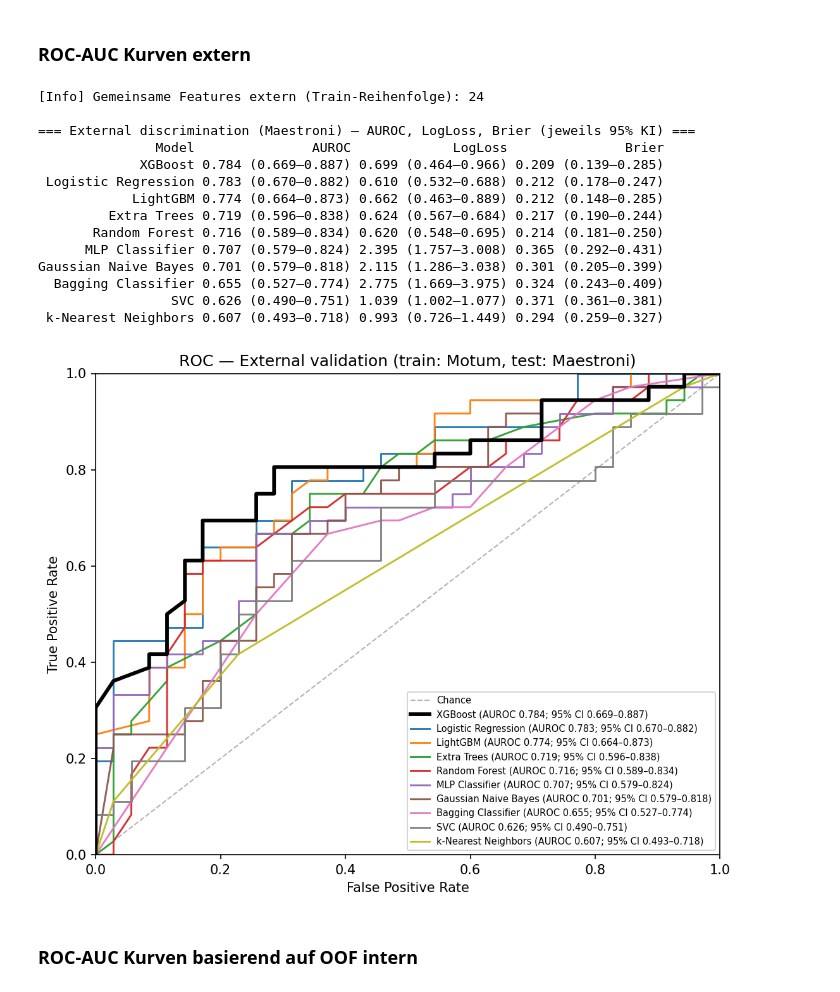
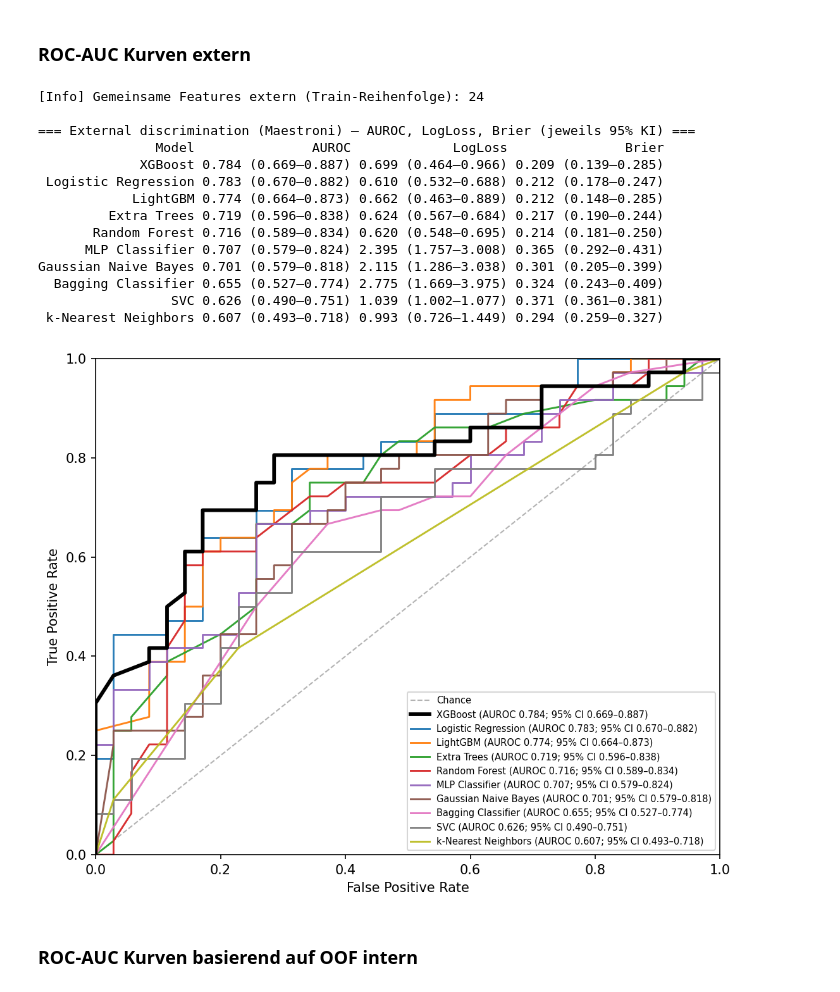
Before and after one commit to michi1308/neuronales_netz_motum, a Jupyter notebook: paper_roc_auc.ipynb, the cells around one changed output. Drawn from its saved outputs; the diff is of its cells as text; code cells hidden in the pictures.

```diff
--- a/paper_roc_auc.ipynb
+++ b/paper_roc_auc.ipynb
@@ -198,35 +198,35 @@ for _, row in df_ext.iterrows():  # in AUROC-Reihenfolge zeichnen
 
     # if name.strip().lower() in {"logistic regression", "logreg", "lr"}:
     #     ax.plot(cur["fpr"], cur["tpr"], label=label, color="black", linewidth=2.8, zorder=10)
     # else:
     #     ax.plot(cur["fpr"], cur["tpr"], label=label, linewidth=1.4, alpha=0.95)
 
 ax.set_xlim(0,1); ax.set_ylim(0,1)
 ax.set_xlabel("False Positive Rate"); ax.set_ylabel("True Positive Rate")
-ax.set_title("ROC — External validation (train: Motum, test: Maestroni)")
+#ax.set_title("ROC — External validation (train: Motum, test: Maestroni)")
 ax.legend(loc="lower right", frameon=True, fontsize=7)  # << kleiner wie im OOF-Code
 plt.tight_layout()
 plt.show()
 
 # Optional: speichern
 # df_ext.to_csv("external_metrics_auroc_ci.csv", index=False)
 # plt.savefig("roc_all_models_external_ci.png", dpi=300, bbox_inches="tight")
 # %% [output]
 [Info] Gemeinsame Features extern (Train-Reihenfolge): 24
 
 === External discrimination (Maestroni) — AUROC, LogLoss, Brier (jeweils 95% KI) ===
                Model               AUROC             LogLoss               Brier
              XGBoost 0.784 (0.669–0.887) 0.699 (0.464–0.966) 0.209 (0.139–0.285)
  Logistic Regression 0.783 (0.670–0.882) 0.610 (0.532–0.688) 0.212 (0.178–0.247)
             LightGBM 0.774 (0.664–0.873) 0.662 (0.463–0.889) 0.212 (0.148–0.285)
          Extra Trees 0.719 (0.596–0.838) 0.624 (0.567–0.684) 0.217 (0.190–0.244)
        Random Forest 0.716 (0.589–0.834) 0.620 (0.548–0.695) 0.214 (0.181–0.250)
       MLP Classifier 0.707 (0.579–0.824) 2.395 (1.757–3.008) 0.365 (0.292–0.431)
 Gaussian Naive Bayes 0.701 (0.579–0.818) 2.115 (1.286–3.038) 0.301 (0.205–0.399)
   Bagging Classifier 0.655 (0.527–0.774) 2.775 (1.669–3.975) 0.324 (0.243–0.409)
                  SVC 0.626 (0.490–0.751) 1.039 (1.002–1.077) 0.371 (0.361–0.381)
  k-Nearest Neighbors 0.607 (0.493–0.718) 0.993 (0.726–1.449) 0.294 (0.259–0.327)
-[figure, old version]
+[figure, new version]
 # %% [markdown]
 ### ROC-AUC Kurven basierend auf OOF intern
 # %%
```
Also changed, not shown: parts of 1 cell of this notebook, 5 other files.
